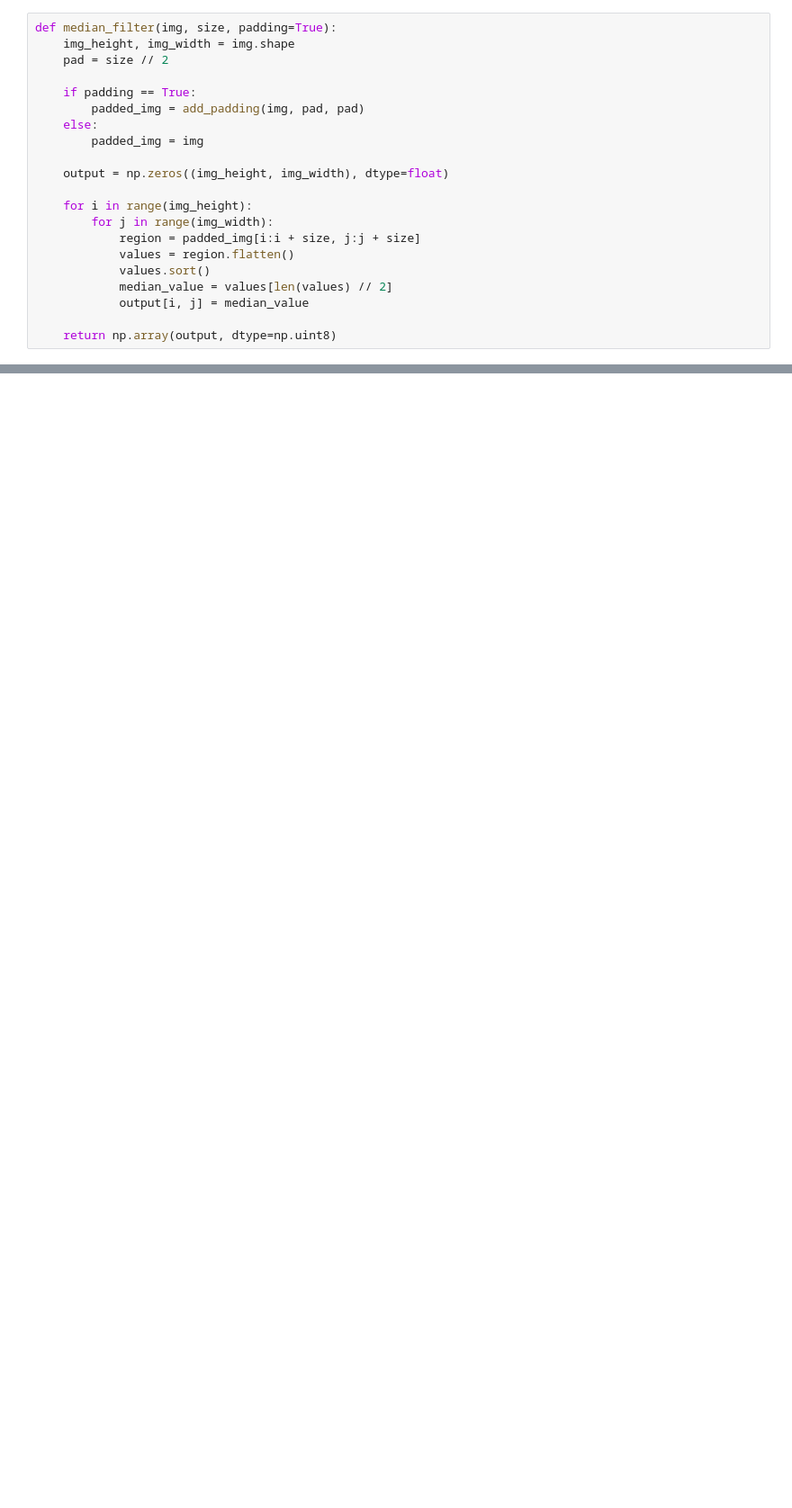
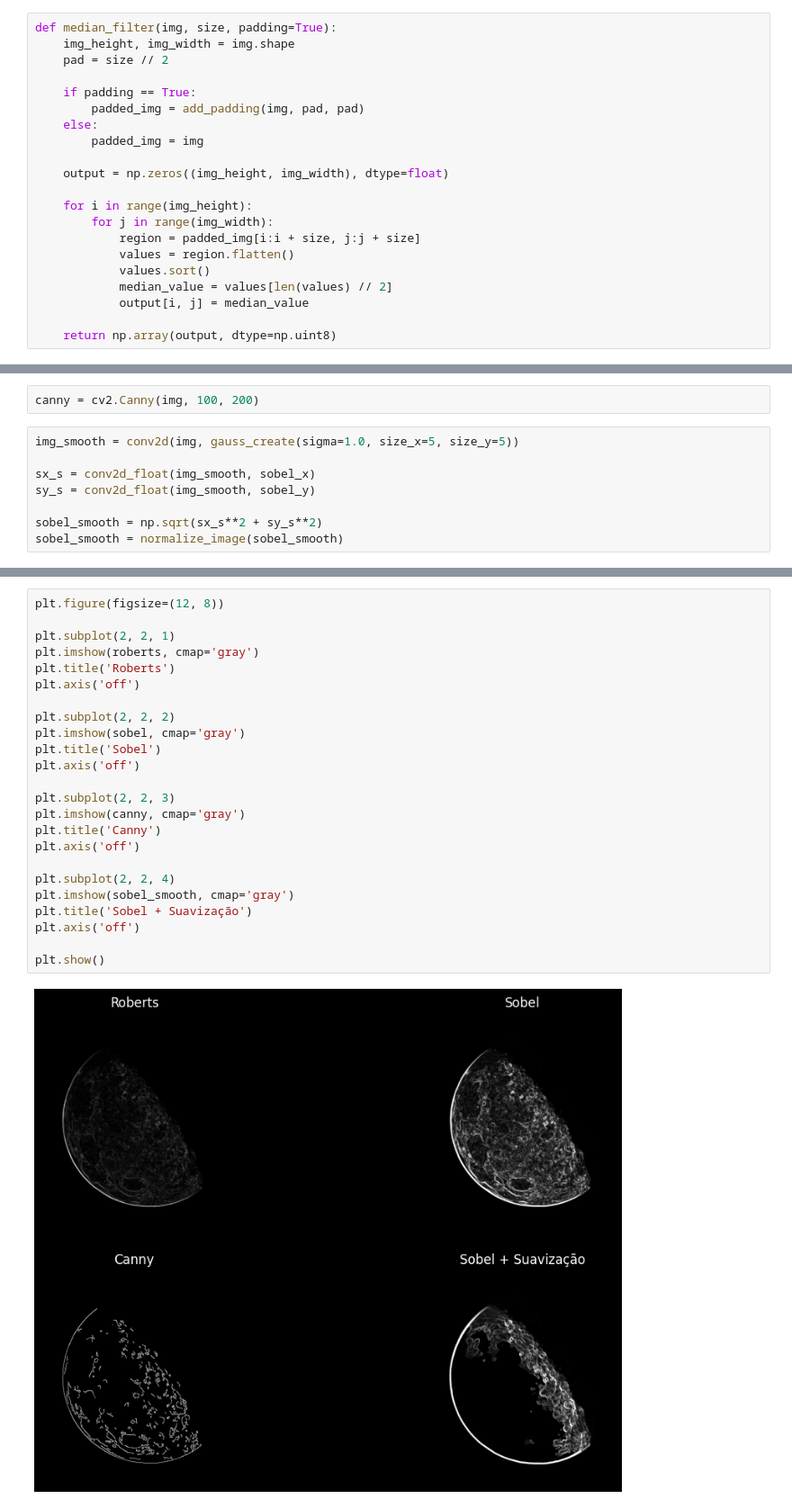
Before and after one commit to jvctrsilva/PDI_T1_Filtragem_Espacial, a Jupyter notebook: Filtragem_Espacial.ipynb, the cells around one changed output, grey strips where cells are left out. Shown at 90% size. Saved outputs shown, nothing was run; the diff lists cells and outputs as text; blank space fills up the shorter version.

```diff
--- a/Filtragem_Espacial.ipynb
+++ b/Filtragem_Espacial.ipynb
@@ -206,0 +345,10 @@ plt.show()
+# %%
+canny = cv2.Canny(img, 100, 200)
+# %%
+img_smooth = conv2d(img, gauss_create(sigma=1.0, size_x=5, size_y=5))
+
+sx_s = conv2d_float(img_smooth, sobel_x)
+sy_s = conv2d_float(img_smooth, sobel_y)
+
+sobel_smooth = np.sqrt(sx_s**2 + sy_s**2)
+sobel_smooth = normalize_image(sobel_smooth)
@@ -206,0 +391,26 @@ plt.show()
+# %%
+plt.figure(figsize=(12, 8))
+
+plt.subplot(2, 2, 1)
+plt.imshow(roberts, cmap='gray')
+plt.title('Roberts')
+plt.axis('off')
+
+plt.subplot(2, 2, 2)
+plt.imshow(sobel, cmap='gray')
+plt.title('Sobel')
+plt.axis('off')
+
+plt.subplot(2, 2, 3)
+plt.imshow(canny, cmap='gray')
+plt.title('Canny')
+plt.axis('off')
+
+plt.subplot(2, 2, 4)
+plt.imshow(sobel_smooth, cmap='gray')
+plt.title('Sobel + Suavização')
+plt.axis('off')
+
+plt.show()
+# %% [output]
+[figure, added]
```
Also changed, not shown: parts of 21 cells of this notebook.
